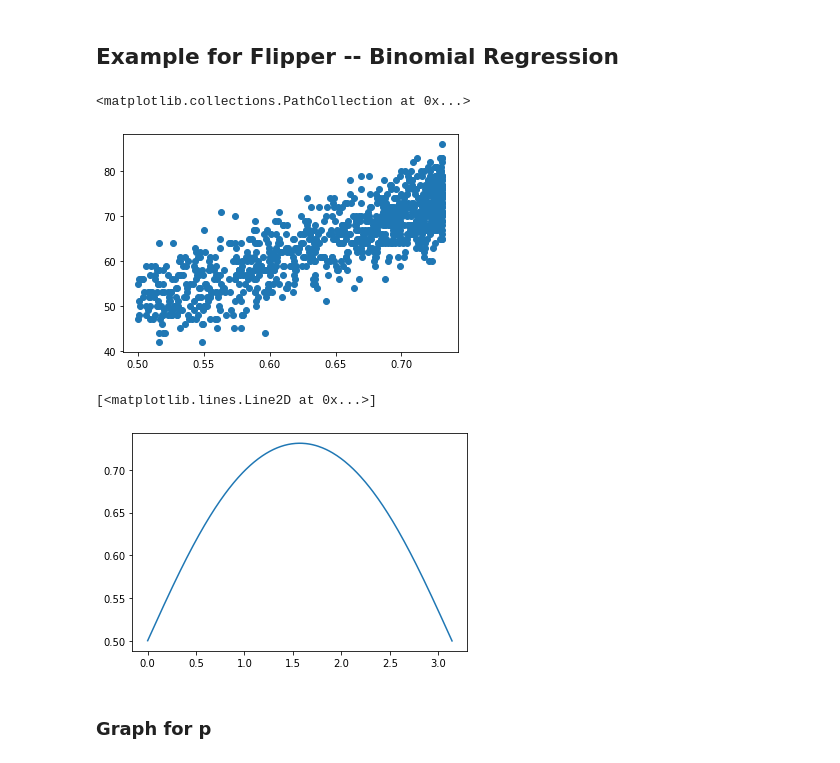
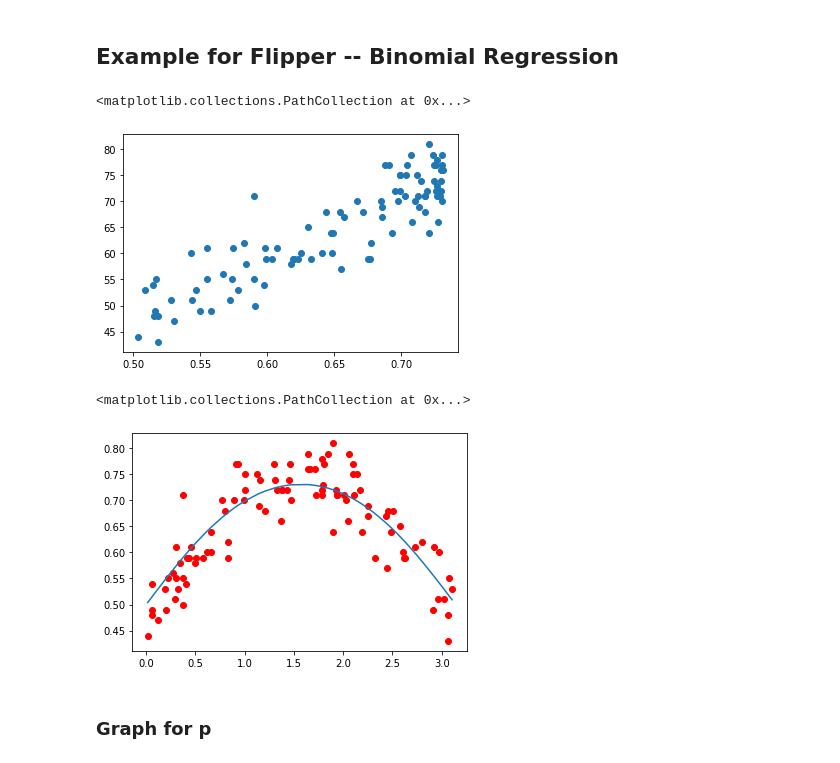
Before and after one commit to ihmeuw-msca/binney, a Jupyter notebook: notebooks/Splines.ipynb, the cells around one changed output. Drawn from its saved outputs; the diff is of its cells as text; code cells hidden in the pictures.

```diff
--- a/notebooks/Splines.ipynb
+++ b/notebooks/Splines.ipynb
@@ -10,7 +10,7 @@ from flipper.run.run import FlipperRun
 from flipper.utils import logit
 # %%
 np.random.seed(0)
-n = 1000
+n = 100
 x = np.random.uniform(low=0, high=np.pi, size=n)
 p = np.exp(np.sin(x)) / (1 + np.exp(np.sin(x)))
 df = pd.DataFrame({
@@ -20,16 +20,18 @@ df = pd.DataFrame({
     'x1': x
 })
 df.sort_values('x1', inplace=True)
+df['p_hat'] = df['success'] / df['total']
 # %%
 plt.scatter(df.p, df.success)
 # %% [output]
 <matplotlib.collections.PathCollection at 0x...>
-[figure, old version]
+[figure, new version]
 # %%
 plt.plot(df.x1, df.p)
+plt.scatter(df.x1, df.p_hat, color='red')
 # %% [output]
-[<matplotlib.lines.Line2D at 0x...>]
+<matplotlib.collections.PathCollection at 0x...>
-[figure, old version]
+[figure, new version]
 # %%
 splines = {
     'x1': {
```
Also changed, not shown: parts of 5 cells of this notebook, 1 other file.
